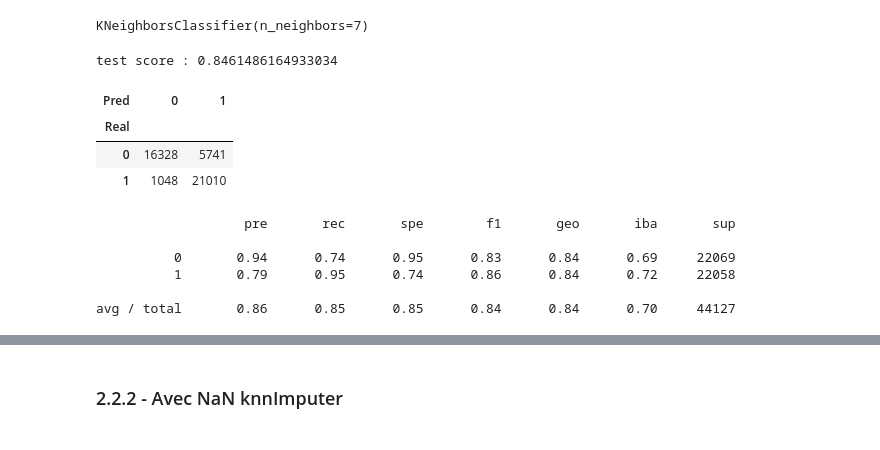
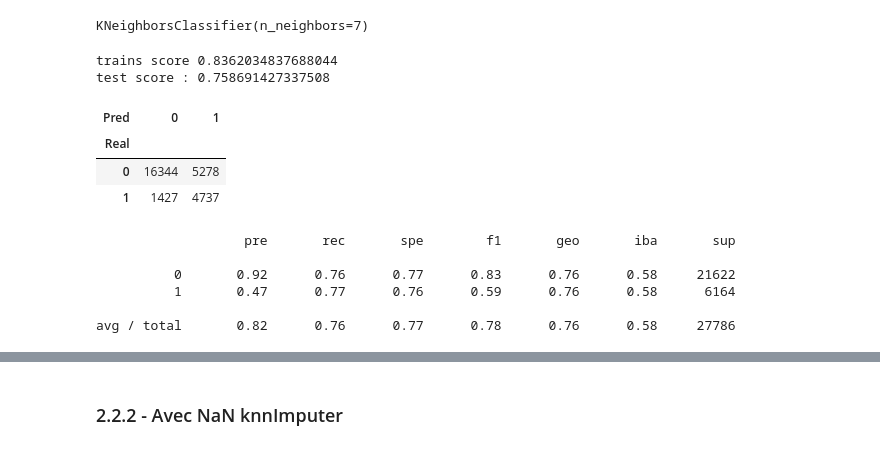
Before and after one commit to Romainpf/RainTomorrw, a Jupyter notebook: fev22_bds_meteo_V4.1.ipynb, the cells around one changed output, grey strips where cells are left out. Cells and saved outputs as stored; diff of their text form; code cells hidden in the pictures.

```diff
--- a/fev22_bds_meteo_V4.1.ipynb
+++ b/fev22_bds_meteo_V4.1.ipynb
@@ -489,6 +482,25 @@ df_knn = df_knn[(df_knn["RainTomorrow"] == "No") | (df_knn["RainTomorrow"] == "Y
-# %%
-#L'algorythme KNN ne fonctionne qu'avec des valeurs numériques, donc dans un premier temps nous choisissons certaines variables catégorielle à dichotomiser.
-# Il s'agit des variables géographiques et temporelles.
-df_knn = pd.get_dummies(df_knn,columns=['State','Location','WindGustDir','WindDir9am','WindDir3pm'])
-# puis nous exlcluons les variables de type 'object
-df_knn= df_knn.select_dtypes(exclude = 'object')
+# %%
+#avant d'appliquer la moyenne nous supprimons les valeurs extrêmes liées au températures car elles ont une incidence sur la moyenne et sur
+state = list(df.State.value_counts().index)
+variables = ['MinTemp','MaxTemp','WindGustSpeed','WindSpeed9am','WindSpeed3pm','Humidity9am','Humidity3pm','Pressure9am','Pressure3pm','Temp9am','Temp3pm','Cloud9am']
+#Création du dataframe df2 dans lequel nous supprimons les valeurs manquantes de ['MaxTemp','MinTemp','Temp9am','Temp3pm'] pour que le calcul puisse se faire
+df2=df_knn
+for s in state:
+    for var in variables:
+        Q1 = np.percentile(df2[df2['State']==s][var], 25,interpolation = 'midpoint')
+        Q3 = np.percentile(df2[df2['State']==s][var], 75,interpolation = 'midpoint')
+        IQR = Q3 - Q1
+        up = np.where(df2[df2['State']==s][var] >= (Q3-IQR))
+        low = np.where(df2[df2['State']==s][var] <= (Q1-IQR))
+        df_knn.drop(up[0], inplace = True,errors='ignore')
+        df_knn.drop(low[0], inplace = True,errors='ignore')
+#on reconstitu l'index car celui-ci n'est plus continu
+df_knn = df_knn.reset_index()
+# %%
+#création de la liste des variable que nous allons encoder
+l = ['WindGustDir','WindDir9am','WindDir3pm']
+
+# encoder les variables catégorielle avec la classe LebelEncoder
+la = LabelEncoder()
+for i in l:
+    df_knn[i] = la.fit_transform(df_knn[i])
@@ -642,11 +679,12 @@ df_mean['RainTomorrow']=df_mean['RainTomorrow'].replace({'No':0,'Yes':1})
 df_mean['RainToday']=df_mean['RainToday'].replace({'No':0,'Yes':1})
 
 #suppression de la colonne 'Date' qui n'a pas d'incidence fondamentale sur le résultat final
-df_mean.drop(['Date','year_month','State'],axis=1,inplace=True)
+df_mean.drop(['Location','year','day','State'],axis=1,inplace=True)
 
 # création des DataFrame features et target
 features_mean = df_mean.drop('RainTomorrow',axis=1)
 target_mean = df_mean['RainTomorrow']
+
 
 # création d'une liste des variable catégorielle
 l = []
@@ -665,7 +703,6 @@ features_mean = scaler.fit_transform(features_mean)
 # création d'un jeu d'entrainement et de test sans traiter le déséquilibre des classes
 X_train_m,X_test_m,y_train_m,y_test_m = train_test_split(features_mean,target_mean,test_size=0.2,random_state=789)
 
-# rééquilibrage des classe en utilisant la méthode d'oversampling avec la classe SMOTE
 bal = SMOTE()
 X_train_msm, y_train_msm = bal.fit_resample(X_train_m, y_train_m)
 # %% [markdown]
@@ -857,25 +894,26 @@ KNeighborsClassifier(n_neighbors=7)
 # %%
 # Performances
 
 # Score d'accuracy globale
-print("test score :", clf_knn.score(X_test_msm,y_test_msm))
-
+print("trains score",clf_knn.score(X_train_m,y_train_m))
+print("test score :", clf_knn.score(X_test_m,y_test_m))
 # Matrice de confusion
-y_pred = clf_knn.predict(X_test_msm)
-cm = pd.crosstab(y_test_msm, y_pred, rownames = ['Real'], colnames = ['Pred'])
+y_pred = clf_knn.predict(X_test_m)
+cm = pd.crosstab(y_test_m, y_pred, rownames = ['Real'], colnames = ['Pred'])
 display(cm)
 
 # Autres métriques
-print(classification_report_imbalanced(y_test_msm, y_pred))
+print(classification_report_imbalanced(y_test_m, y_pred))
 # %% [output]
-test score : 0.8461486164933034
+trains score 0.8362034837688044
+test score : 0.758691427337508
 | Pred | 0 | 1 |
 | Real |  |  |
-| 0 | 16328 | 5741 |
-| 1 | 1048 | 21010 |
+| 0 | 16344 | 5278 |
+| 1 | 1427 | 4737 |
                    pre       rec       spe        f1       geo       iba       sup
 
-          0       0.94      0.74      0.95      0.83      0.84      0.69     22069
-          1       0.79      0.95      0.74      0.86      0.84      0.72     22058
+          0       0.92      0.76      0.77      0.83      0.76      0.58     21622
+          1       0.47      0.77      0.76      0.59      0.76      0.58      6164
 
-avg / total       0.86      0.85      0.85      0.84      0.84      0.70     44127
+avg / total       0.82      0.76      0.77      0.78      0.76      0.58     27786
```
Also changed, not shown: parts of 49 cells of this notebook, 2 other files.
